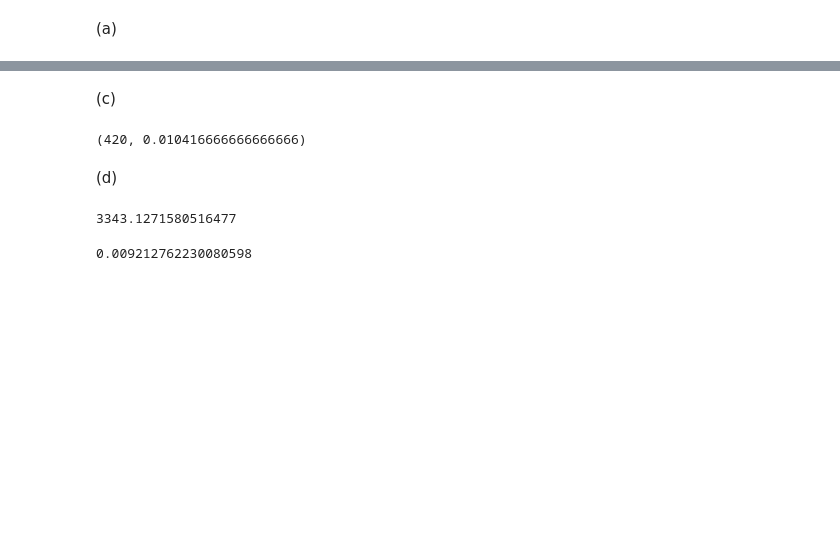
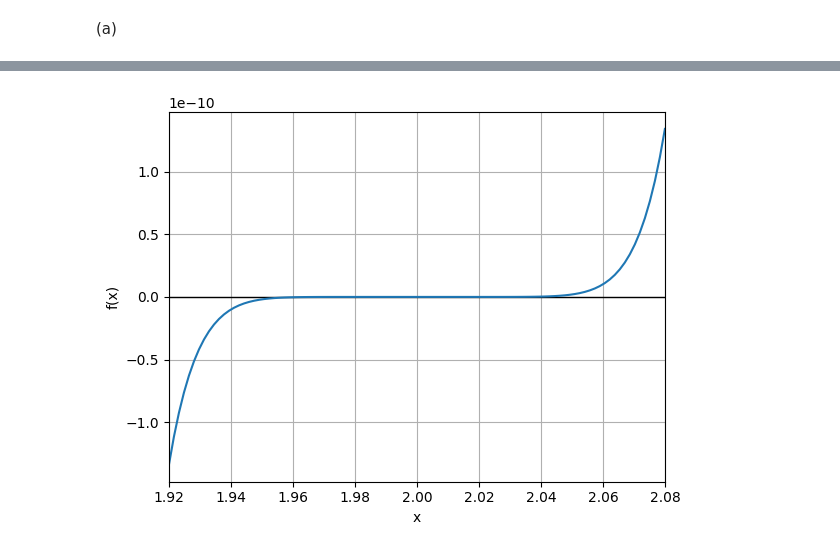
Before and after one commit to ArianeKevinny/CC0018-Numerico, a Jupyter notebook: Exercicios2-solucao.ipynb, the cells around one changed output, grey strips where cells are left out. Drawn from its saved outputs; the diff is of its cells as text; code cells hidden in the pictures; blank space fills up the shorter version.

```diff
--- a/Exercicios2-solucao.ipynb
+++ b/Exercicios2-solucao.ipynb
@@ -11,0 +9,3 @@ def ER(p,ptil):
+# %%
+def fatorada(x):
+    return (x - 2)**9
@@ -12,2 +35,33 @@ def ER(p,ptil):
+# %%
+def plota(F, a, b, fixo=False):
+
+    fig, ax = plt.subplots()
+    ax.set_ylabel('f(x)')
+    ax.set_xlabel('x')
+    ax.grid()
+
+    plt.axhline(0, color='black', linewidth=1)
+
+    x = np.linspace(a,b,100)
+    i = 0
+
+    for f in F:
+        y = f(x)
+        if (fixo):
+            ax.plot(x,y,label='g'+str(i))
+        else:
+            ax.plot(x,y)
+        i = i + 1
+
+    if (fixo):
+        ax.plot(x,x)
+        plt.legend()
+
+    plt.xlim([a, b])
+
+    if (fixo):
+        plt.ylim([a, b])
+
+    plt.show()
 # %% [markdown]
 (a)
@@ -24,16 +68,4 @@ EA(10**(np.pi), 1400), ER(10**(np.pi), 1400)
-# %% [markdown]
-(c)
-# %%
-EA(mp.factorial(8), 39900), ER(mp.factorial(8), 39900)
-# %% [output]
-(420, 0.010416666666666666)
-# %% [markdown]
-(d)
-# %%
-EA(mp.factorial(9), np.sqrt(18*np.pi)*(9.0/np.e)**9)
-# %% [output]
-3343.1271580516477
-# %%
-ER(mp.factorial(9), np.sqrt(18*np.pi)*(9.0/np.e)**9)
-# %% [output]
-0.009212762230080598
+# %%
+plota([fatorada], 1.92, 2.08, False)
+# %% [output]
+[figure, added]
```
Also changed, not shown: parts of 19 cells of this notebook, 8 other files.
